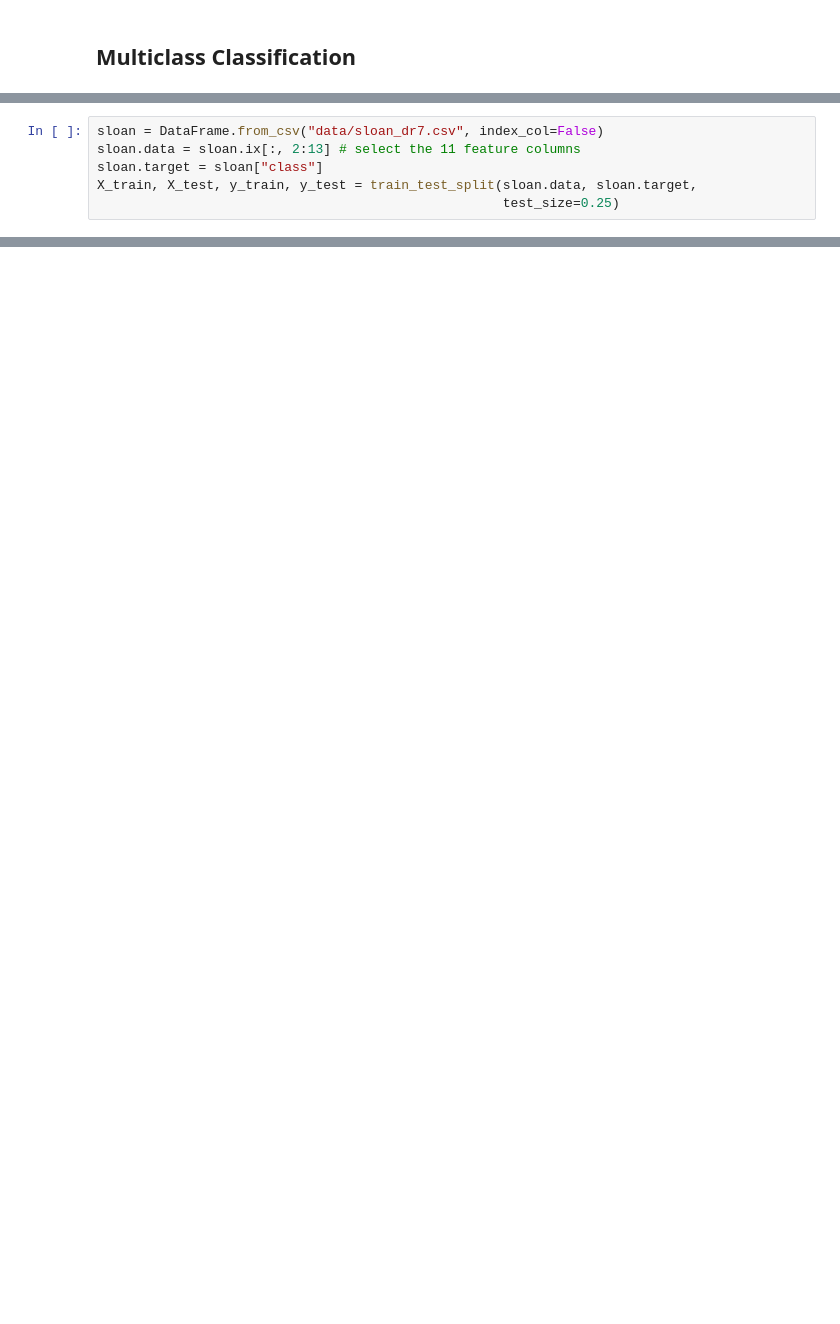
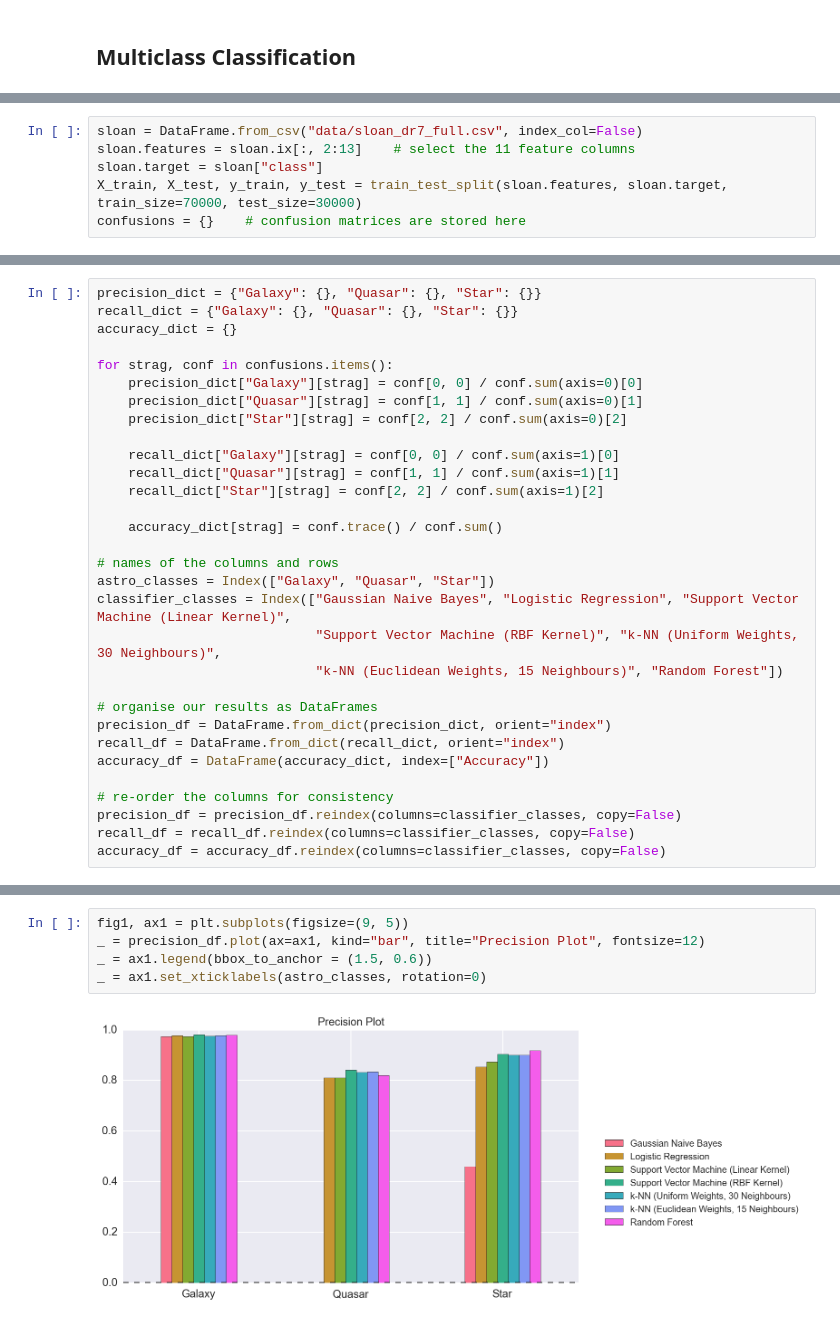
Before and after one commit to chengsoonong/mclass-sky, a Jupyter notebook: 1. Sloan Digital Sky Suvey.ipynb, the cells around one changed output, grey strips where cells are left out. Cells and saved outputs as stored; diff of their text form; blank space fills up the shorter version.

Commit message:
Apply standard classifiers to the SDSS dataset

```diff
--- a/1. Sloan Digital Sky Suvey.ipynb
+++ b/1. Sloan Digital Sky Suvey.ipynb
@@ -46,6 +56,6 @@ There are 11 features that we can use: the Petrosian and PSF magnitude measureme
 # %%
-sloan = DataFrame.from_csv("data/sloan_dr7.csv", index_col=False)
-sloan.data = sloan.ix[:, 2:13] # select the 11 feature columns
+sloan = DataFrame.from_csv("data/sloan_dr7_full.csv", index_col=False)
+sloan.features = sloan.ix[:, 2:13]    # select the 11 feature columns
 sloan.target = sloan["class"]
-X_train, X_test, y_train, y_test = train_test_split(sloan.data, sloan.target,
-                                                    test_size=0.25)
+X_train, X_test, y_train, y_test = train_test_split(sloan.features, sloan.target, train_size=70000, test_size=30000)
+confusions = {}    # confusion matrices are stored here
@@ -51,0 +108,31 @@ X_train, X_test, y_train, y_test = train_test_split(sloan.data, sloan.target,
+# %%
+precision_dict = {"Galaxy": {}, "Quasar": {}, "Star": {}}
+recall_dict = {"Galaxy": {}, "Quasar": {}, "Star": {}}
+accuracy_dict = {}
+
+for strag, conf in confusions.items():
+    precision_dict["Galaxy"][strag] = conf[0, 0] / conf.sum(axis=0)[0]
+    precision_dict["Quasar"][strag] = conf[1, 1] / conf.sum(axis=0)[1]
+    precision_dict["Star"][strag] = conf[2, 2] / conf.sum(axis=0)[2]
+
+    recall_dict["Galaxy"][strag] = conf[0, 0] / conf.sum(axis=1)[0]
+    recall_dict["Quasar"][strag] = conf[1, 1] / conf.sum(axis=1)[1]
+    recall_dict["Star"][strag] = conf[2, 2] / conf.sum(axis=1)[2]
+
+    accuracy_dict[strag] = conf.trace() / conf.sum()
+
+# names of the columns and rows
+astro_classes = Index(["Galaxy", "Quasar", "Star"])
+classifier_classes = Index(["Gaussian Naive Bayes", "Logistic Regression", "Support Vector Machine (Linear Kernel)",
+                            "Support Vector Machine (RBF Kernel)", "k-NN (Uniform Weights, 30 Neighbours)",
+                            "k-NN (Euclidean Weights, 15 Neighbours)", "Random Forest"])
+
+# organise our results as DataFrames
+precision_df = DataFrame.from_dict(precision_dict, orient="index")
+recall_df = DataFrame.from_dict(recall_dict, orient="index")
+accuracy_df = DataFrame(accuracy_dict, index=["Accuracy"])
+
+# re-order the columns for consistency
+precision_df = precision_df.reindex(columns=classifier_classes, copy=False)
+recall_df = recall_df.reindex(columns=classifier_classes, copy=False)
+accuracy_df = accuracy_df.reindex(columns=classifier_classes, copy=False)
@@ -51,0 +148,7 @@ X_train, X_test, y_train, y_test = train_test_split(sloan.data, sloan.target,
+# %%
+fig1, ax1 = plt.subplots(figsize=(9, 5))
+_ = precision_df.plot(ax=ax1, kind="bar", title="Precision Plot", fontsize=12)
+_ = ax1.legend(bbox_to_anchor = (1.5, 0.6))
+_ = ax1.set_xticklabels(astro_classes, rotation=0)
+# %% [output]
+[figure, added]
```
Also changed, not shown: parts of 27 cells of this notebook, 3 other files.
